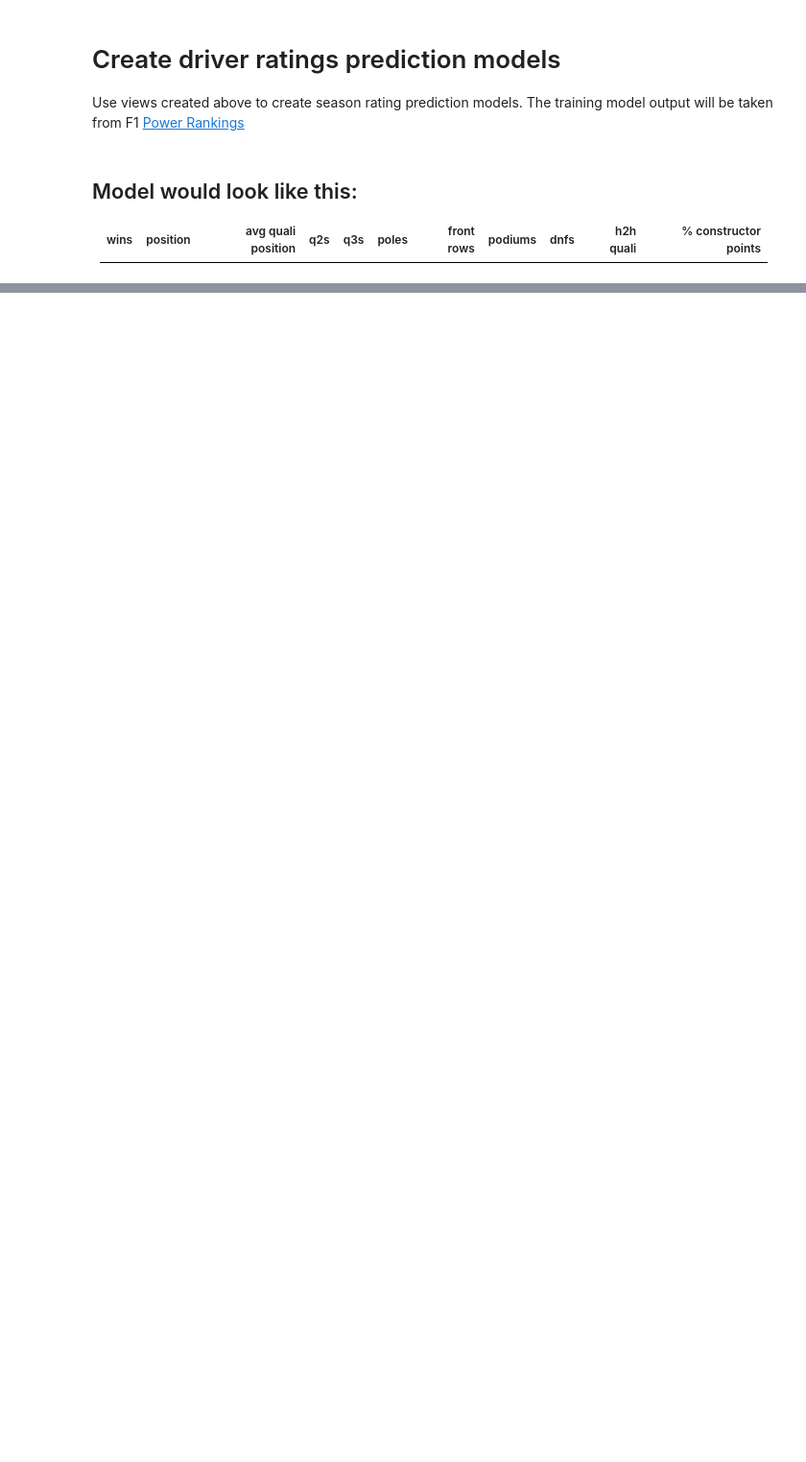
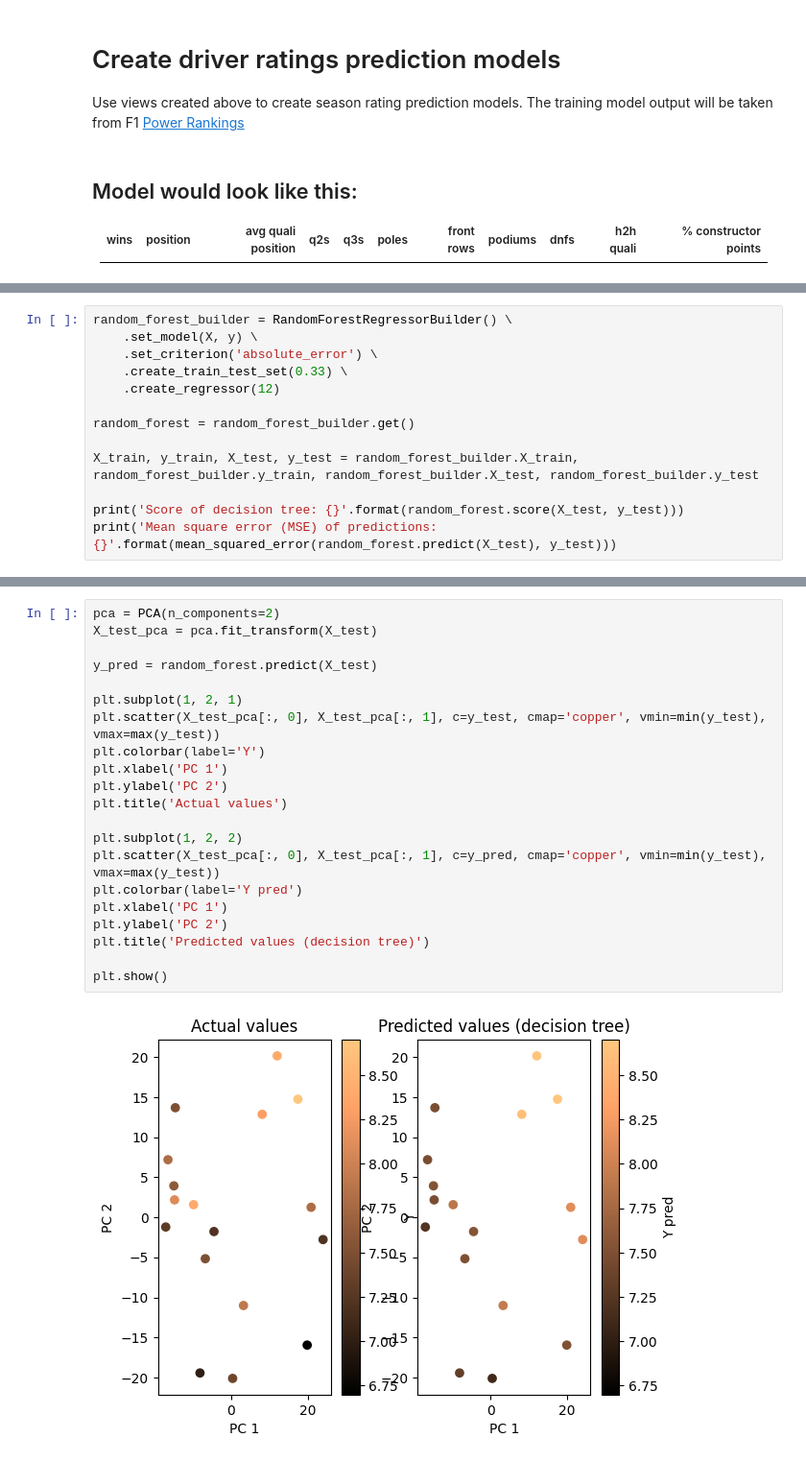
Before and after one commit to kbaczkiewicz/f1predictions, a Jupyter notebook: notebooks/F1 prediction.ipynb, the cells around one changed output, grey strips where cells are left out. Shown: that part at 96% size. Cells and saved outputs as stored; diff of their text form; blank space fills up the shorter version.

```diff
--- a/notebooks/F1 prediction.ipynb
+++ b/notebooks/F1 prediction.ipynb
@@ -147,0 +240,13 @@ print(random_forest.get().score(random_forest.X_test, random_forest.y_test))
+# %%
+random_forest_builder = RandomForestRegressorBuilder() \
+    .set_model(X, y) \
+    .set_criterion('absolute_error') \
+    .create_train_test_set(0.33) \
+    .create_regressor(12)
+
+random_forest = random_forest_builder.get()
+
+X_train, y_train, X_test, y_test = random_forest_builder.X_train, random_forest_builder.y_train, random_forest_builder.X_test, random_forest_builder.y_test
+
+print('Score of decision tree: {}'.format(random_forest.score(X_test, y_test)))
+print('Mean square error (MSE) of predictions: {}'.format(mean_squared_error(random_forest.predict(X_test), y_test)))
@@ -147,0 +260,23 @@ print(random_forest.get().score(random_forest.X_test, random_forest.y_test))
+# %%
+pca = PCA(n_components=2)
+X_test_pca = pca.fit_transform(X_test)
+
+y_pred = random_forest.predict(X_test)
+
+plt.subplot(1, 2, 1)
+plt.scatter(X_test_pca[:, 0], X_test_pca[:, 1], c=y_test, cmap='copper', vmin=min(y_test), vmax=max(y_test))
+plt.colorbar(label='Y')
+plt.xlabel('PC 1')
+plt.ylabel('PC 2')
+plt.title('Actual values')
+
+plt.subplot(1, 2, 2)
+plt.scatter(X_test_pca[:, 0], X_test_pca[:, 1], c=y_pred, cmap='copper', vmin=min(y_test), vmax=max(y_test))
+plt.colorbar(label='Y pred')
+plt.xlabel('PC 1')
+plt.ylabel('PC 2')
+plt.title('Predicted values (decision tree)')
+
+plt.show()
+# %% [output]
+[figure, added]
```
Also changed, not shown: parts of 54 cells of this notebook, 2 other files.
